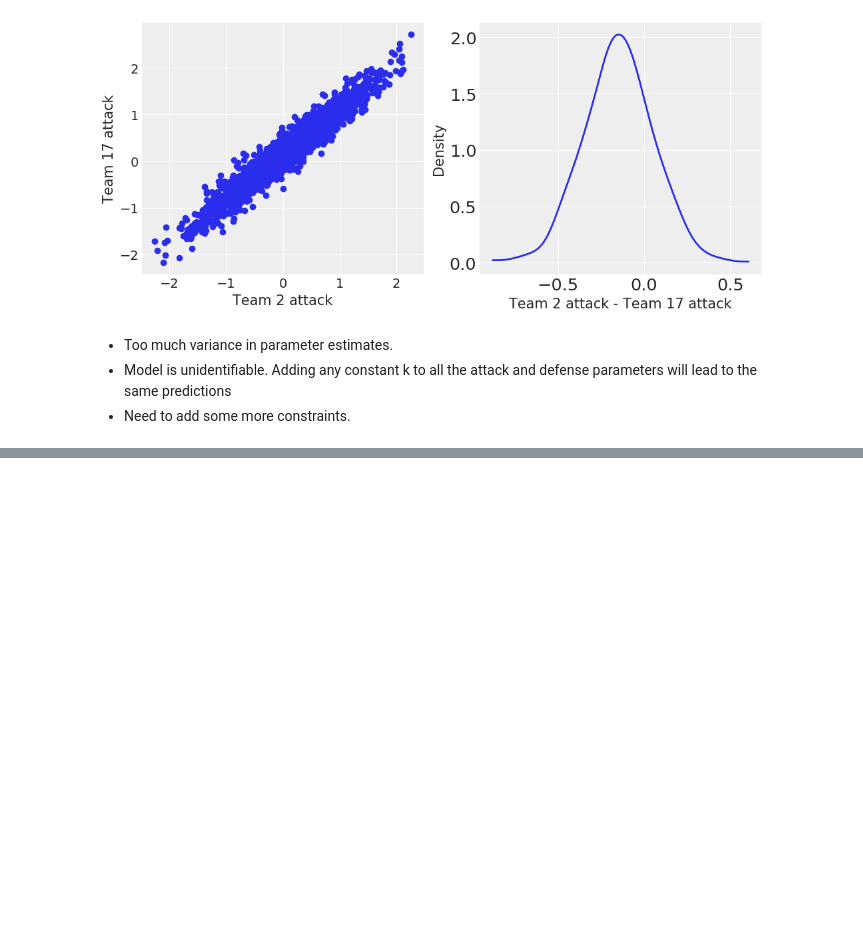
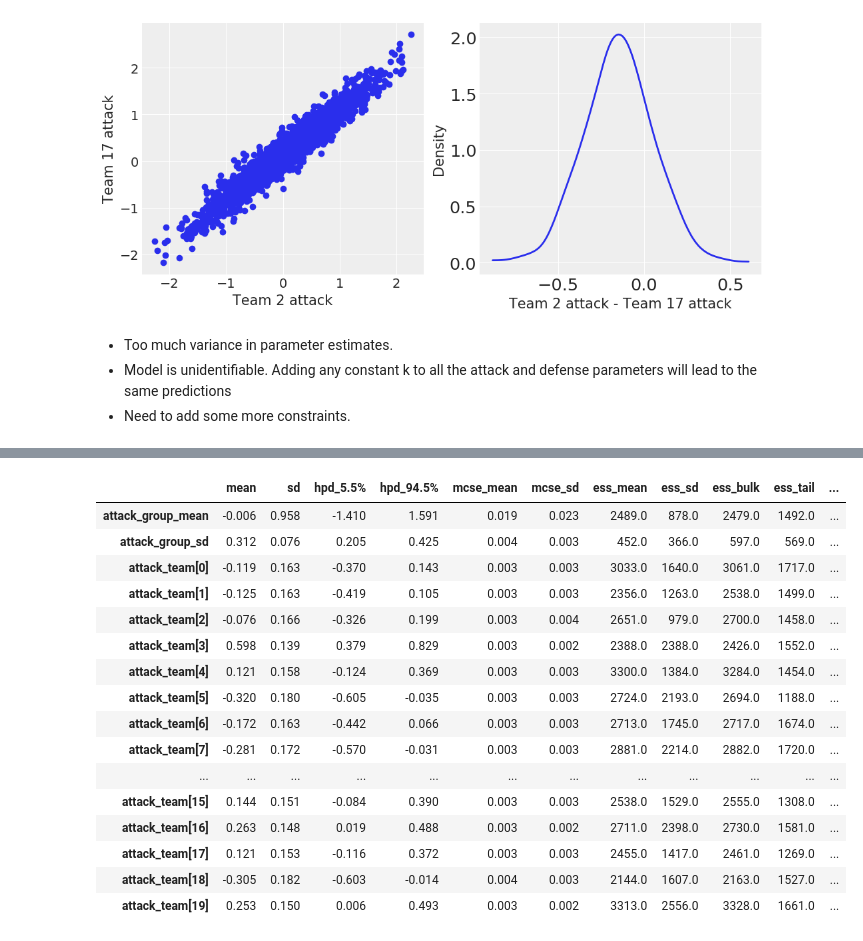
Before and after one commit to sagartomar/football-season-forecast, a Jupyter notebook: Modelling.ipynb, the cells around one changed output, grey strips where cells are left out. Saved outputs shown, nothing was run; the diff lists cells and outputs as text; code cells hidden in the pictures; blank space fills up the shorter version.

```diff
--- a/Modelling.ipynb
+++ b/Modelling.ipynb
@@ -158,0 +231,21 @@ Text(0, 0.5, 'Density')
+# %%
+az.summary(trace_2, var_names=['attack_group_mean', 'attack_group_sd', 'attack_team'],
+           credible_interval=0.89)
+# %% [output]
+|  | mean | sd | hpd_5.5% | hpd_94.5% | mcse_mean | mcse_sd | ess_mean | ess_sd | ess_bulk | ess_tail | ... |
+| attack_group_mean | -0.006 | 0.958 | -1.410 | 1.591 | 0.019 | 0.023 | 2489.0 | 878.0 | 2479.0 | 1492.0 | ... |
+| attack_group_sd | 0.312 | 0.076 | 0.205 | 0.425 | 0.004 | 0.003 | 452.0 | 366.0 | 597.0 | 569.0 | ... |
+| attack_team[0] | -0.119 | 0.163 | -0.370 | 0.143 | 0.003 | 0.003 | 3033.0 | 1640.0 | 3061.0 | 1717.0 | ... |
+| attack_team[1] | -0.125 | 0.163 | -0.419 | 0.105 | 0.003 | 0.003 | 2356.0 | 1263.0 | 2538.0 | 1499.0 | ... |
+| attack_team[2] | -0.076 | 0.166 | -0.326 | 0.199 | 0.003 | 0.004 | 2651.0 | 979.0 | 2700.0 | 1458.0 | ... |
+| attack_team[3] | 0.598 | 0.139 | 0.379 | 0.829 | 0.003 | 0.002 | 2388.0 | 2388.0 | 2426.0 | 1552.0 | ... |
+| attack_team[4] | 0.121 | 0.158 | -0.124 | 0.369 | 0.003 | 0.003 | 3300.0 | 1384.0 | 3284.0 | 1454.0 | ... |
+| attack_team[5] | -0.320 | 0.180 | -0.605 | -0.035 | 0.003 | 0.003 | 2724.0 | 2193.0 | 2694.0 | 1188.0 | ... |
+| attack_team[6] | -0.172 | 0.163 | -0.442 | 0.066 | 0.003 | 0.003 | 2713.0 | 1745.0 | 2717.0 | 1674.0 | ... |
+| attack_team[7] | -0.281 | 0.172 | -0.570 | -0.031 | 0.003 | 0.003 | 2881.0 | 2214.0 | 2882.0 | 1720.0 | ... |
+| ... | ... | ... | ... | ... | ... | ... | ... | ... | ... | ... | ... |
+| attack_team[15] | 0.144 | 0.151 | -0.084 | 0.390 | 0.003 | 0.003 | 2538.0 | 1529.0 | 2555.0 | 1308.0 | ... |
+| attack_team[16] | 0.263 | 0.148 | 0.019 | 0.488 | 0.003 | 0.002 | 2711.0 | 2398.0 | 2730.0 | 1581.0 | ... |
+| attack_team[17] | 0.121 | 0.153 | -0.116 | 0.372 | 0.003 | 0.003 | 2455.0 | 1417.0 | 2461.0 | 1269.0 | ... |
+| attack_team[18] | -0.305 | 0.182 | -0.603 | -0.014 | 0.004 | 0.003 | 2144.0 | 1607.0 | 2163.0 | 1527.0 | ... |
+| attack_team[19] | 0.253 | 0.150 | 0.006 | 0.493 | 0.003 | 0.002 | 3313.0 | 2556.0 | 3328.0 | 1661.0 | ... |
```
Also changed, not shown: parts of 5 cells of this notebook.
